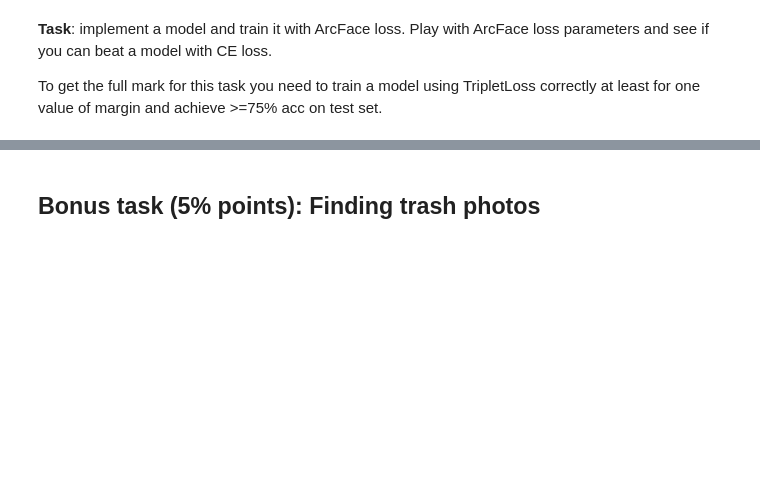
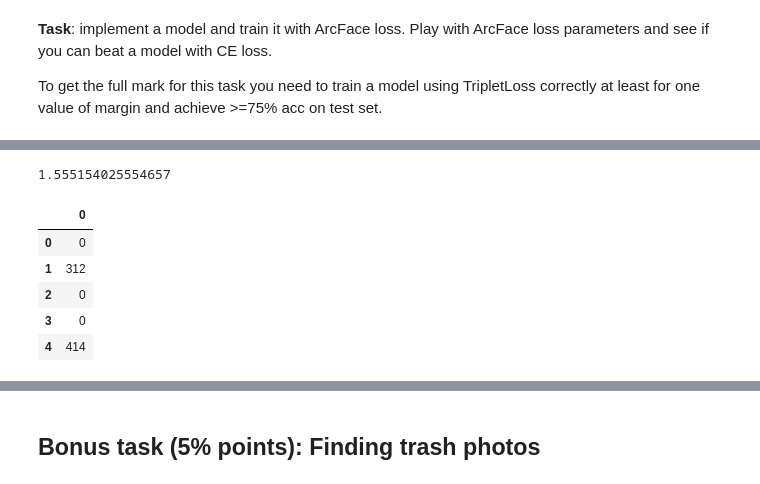
Before and after one commit to nizovskiyka/deep_vision_and_graphics, a Jupyter notebook: homework03/homework-part1-face_recognition.ipynb, the cells around one changed output, grey strips where cells are left out. Saved outputs shown, nothing was run; the diff lists cells and outputs as text; code cells hidden in the pictures; blank space fills up the shorter version.

```diff
--- a/homework03/homework-part1-face_recognition.ipynb
+++ b/homework03/homework-part1-face_recognition.ipynb
@@ -1133,0 +1420,5 @@ To get the full mark for this task you need to train a model using TripletLoss c
+# %%
+threshold = results_df.loc[0, "threshold"]
+threshold
+# %% [output]
+1.555154025554657
@@ -1133,0 +1449,35 @@ To get the full mark for this task you need to train a model using TripletLoss c
+# %%
+results = []
+
+prediction_list = []
+
+for i in range(len(test_distances)):
+
+    pred_knn_idx = test_indices[i, :].copy()
+    insert_idx = np.where(test_distances[i, :] > threshold)
+
+    if insert_idx[0].size != 0:
+        pred_knn_idx = np.insert(pred_knn_idx, np.min(insert_idx[0]), new_pic_idx)
+
+    predicted_label_list = []
+
+    for predicted_idx in pred_knn_idx:
+        predicted_label = combined_idx_lookup[predicted_idx]
+        if len(predicted_label_list) == 1:
+        conf_matrixreak
+        if (predicted_label == "outlier") | (
+            predicted_label not in predicted_label_list
+        ):
+            predicted_label_list.append(predicted_label)
+
+    prediction_list.append(predicted_label_list)
+
+prediction_df = pd.DataFrame(prediction_list)
+prediction_df.head()
+# %% [output]
+|  | 0 |
+| 0 | 0 |
+| 1 | 312 |
+| 2 | 0 |
+| 3 | 0 |
+| 4 | 414 |
```
Also changed, not shown: parts of 21 cells of this notebook.
